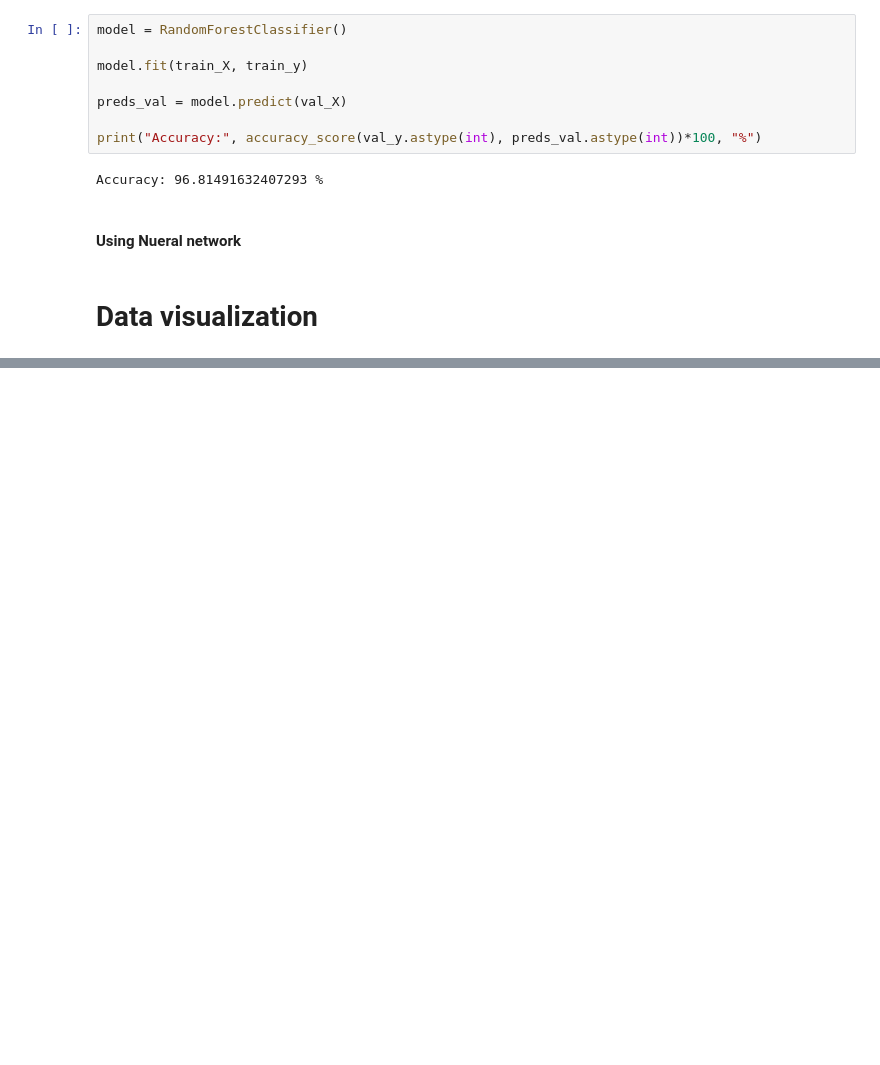
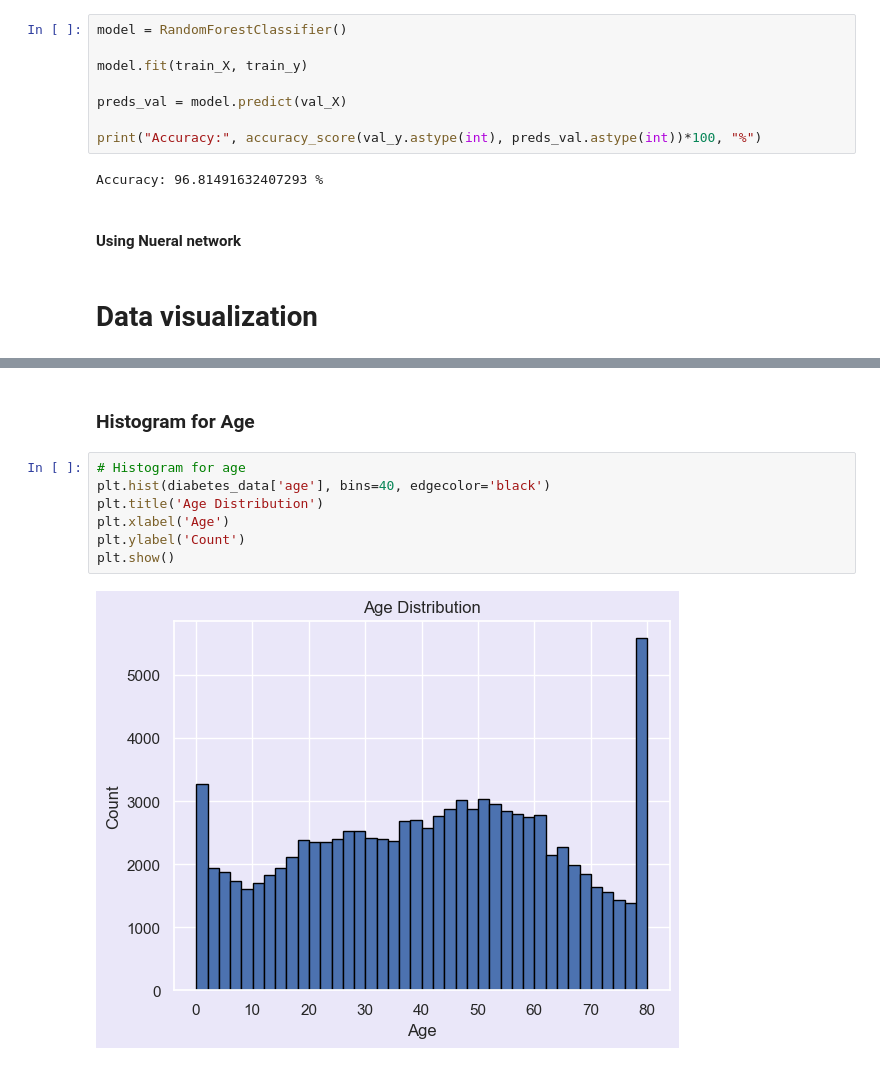
Before and after one commit to SemoMoh/diabetes-big-data-analysis, a Jupyter notebook: notebook/nootbook.ipynb, the cells around one changed output, grey strips where cells are left out. Saved outputs shown, nothing was run; the diff lists cells and outputs as text; blank space fills up the shorter version.

Commit message:
Implement Data Visualisation

```diff
--- a/notebook/nootbook.ipynb
+++ b/notebook/nootbook.ipynb
@@ -408,0 +433,11 @@ Accuracy: 96.81491632407293 %
+# %% [markdown]
+### Histogram for Age
+# %%
+# Histogram for age
+plt.hist(diabetes_data['age'], bins=40, edgecolor='black')
+plt.title('Age Distribution')
+plt.xlabel('Age')
+plt.ylabel('Count')
+plt.show()
+# %% [output]
+[figure, added]
```
Also changed, not shown: parts of 22 cells of this notebook.
